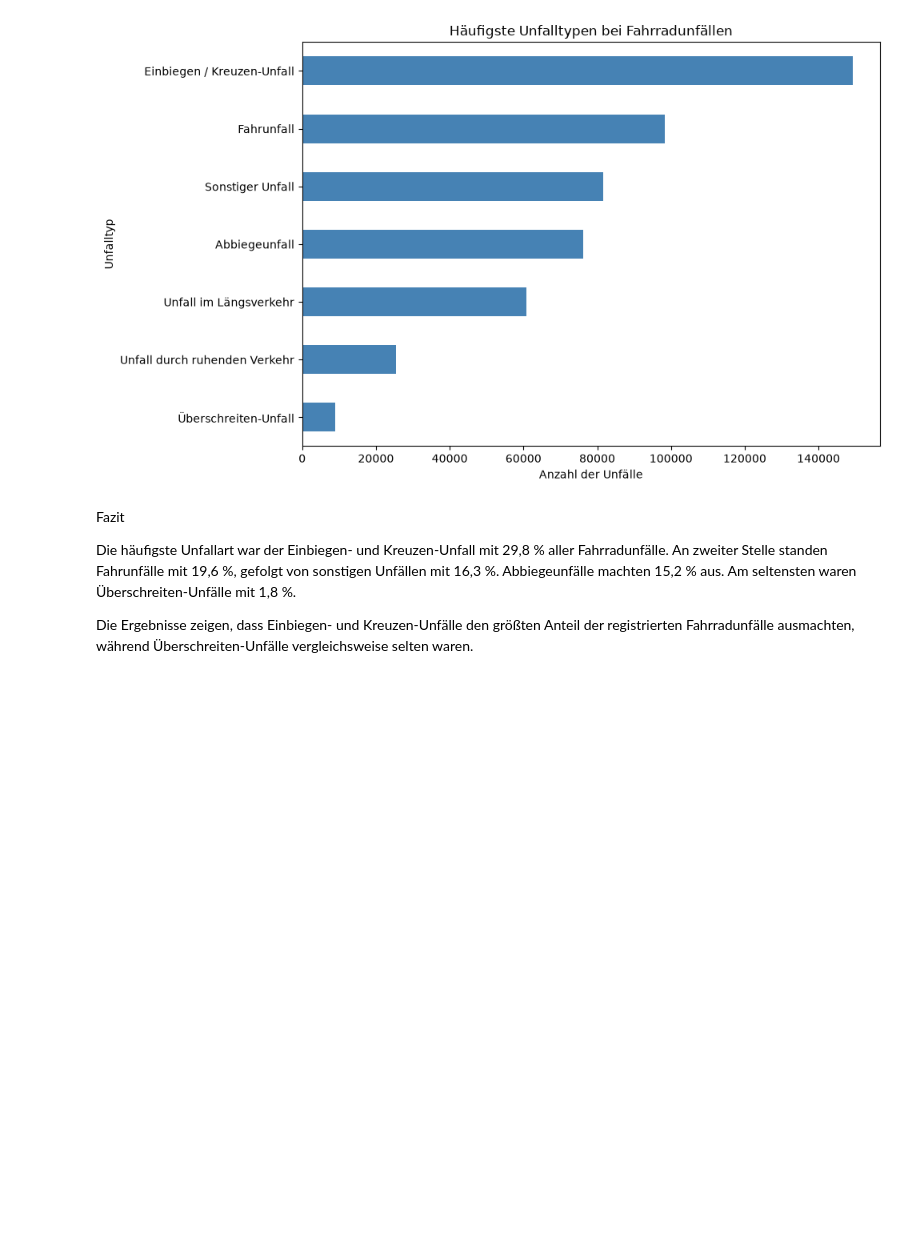
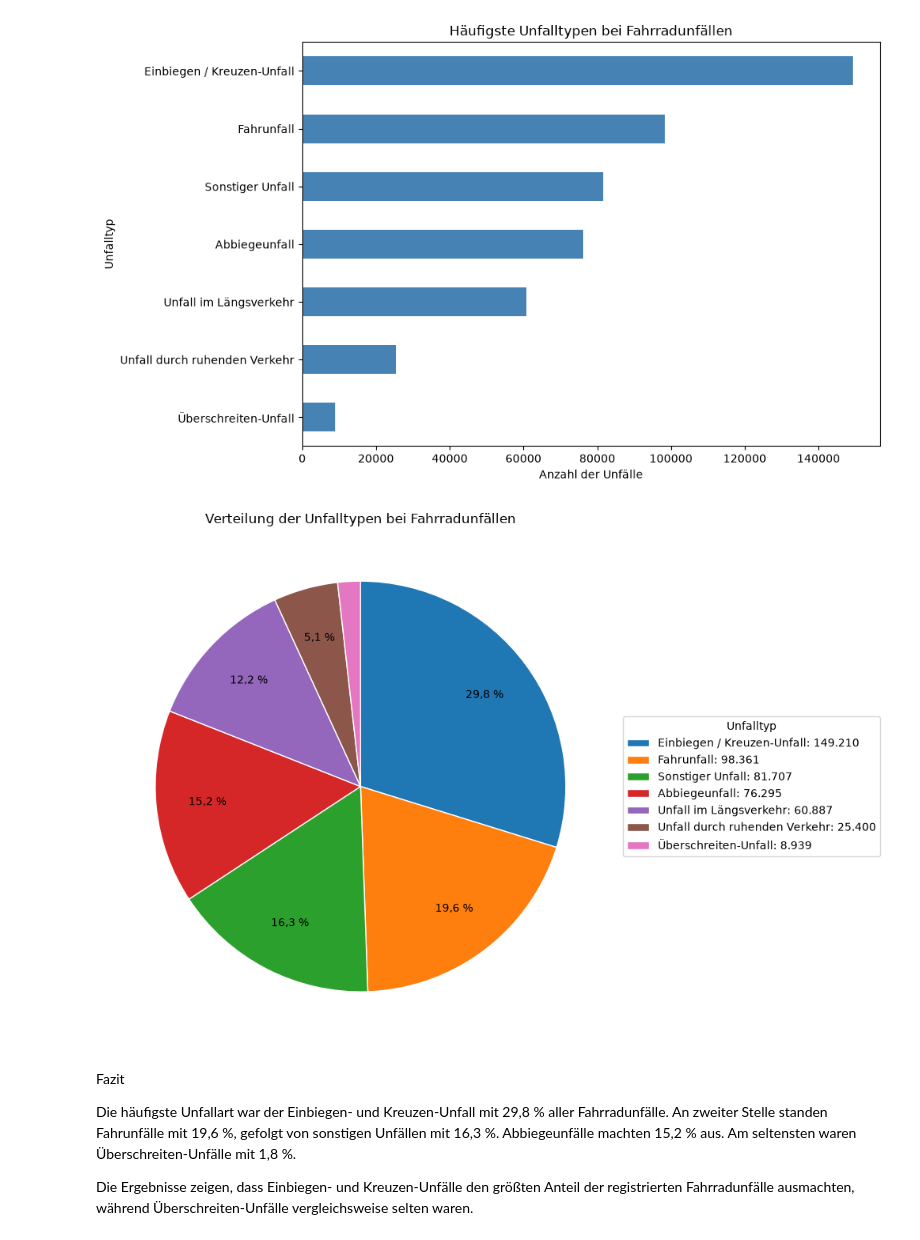
Before and after one commit to RogovaNatalia/Unfallorte_Projekt, a Jupyter notebook: analyse.ipynb, the cells around one changed output. Saved outputs shown, nothing was run; the diff lists cells and outputs as text; code cells hidden in the pictures; blank space fills up the shorter version.

```diff
--- a/analyse.ipynb
+++ b/analyse.ipynb
@@ -565,16 +537,7 @@ plt.tight_layout();
 # %% [output]
 [figure]
 # %%
-
-# 2.3 Anteil schwerer Fahrradunfälle nach Region
-
-# Schwere Fahrradunfälle kennzeichnen
-df_rad["schwer"] = df_rad["UKATEGORIE"].isin([1, 2])
-
-# Ergebnis prüfen
-print(df_rad[["UKATEGORIE", "schwer"]].head())
-print(df_rad["schwer"].value_counts(dropna=False))
-
+# 2.3.1 Anteil schwerer Fahrradunfälle nach Bundesland
 
 # Anteil schwerer Fahrradunfälle nach Bundesland berechnen
 
@@ -629,8 +592,6 @@ Bremen                                   11.5
 Hamburg                                   8.9
 [figure]
 # %%
-df_rad["schwer"] = df_rad["UKATEGORIE"].isin([1, 2]).astype(int)
-
 dynamik_bundesland = (
     df_rad.groupby(["UJAHR", "Bundesland"])
     .agg(
@@ -707,8 +668,6 @@ print({j: (len(t), int(t["einwohner"].isna().sum())) for j, t in einw_jahre.item
 # %% [output]
 {2020: (11004, 0), 2021: (10997, 0), 2022: (10993, 0), 2023: (10981, 0), 2024: (10959, 0), 2025: (10953, 0)}
 # %%
-df_rad["schwer"] = df_rad["UKATEGORIE"].isin([1, 2])
-
 ergebnisse = []
 for jahr in range(2020, 2026):
     # 10 einwohnerstärkste Gemeinden dieses Jahres
@@ -717,7 +676,7 @@ for jahr in range(2020, 2026):
 
     # Fahrradunfälle dieses Jahres je Gemeinde (0, falls keine)
     alle = d.groupby("gemeinde_key").size()
-    schwer = d[d["schwer"]].groupby("gemeinde_key").size()
+    schwer = d[d["schwer"] == 1].groupby("gemeinde_key").size()
 
     top10["Unfaelle"] = alle.reindex(top10.index, fill_value=0)
     top10["Schwere_Unfaelle"] = schwer.reindex(top10.index, fill_value=0)
@@ -1123,6 +1080,32 @@ Unfall im Längsverkehr                   60887            12.2
 Unfall durch ruhenden Verkehr            25400             5.1
 Überschreiten-Unfall                      8939             1.8
 [figure]
+# %%
+werte = unfalltyp_analyse["Anzahl_Unfaelle"]
+fig, ax = plt.subplots(figsize=(10, 7))
+
+wedges, _, _ = ax.pie(
+    werte,
+    colors=plt.cm.tab10.colors[:len(werte)],
+    startangle=90,
+    counterclock=False,
+    autopct=lambda p: f"{p:.1f} %".replace(".", ",") if p >= 3 else "",
+    pctdistance=0.75,
+    wedgeprops={"edgecolor": "white"}
+)
+
+ax.legend(
+    wedges,
+    [f"{name}: {anzahl:,}".replace(",", ".") for name, anzahl in werte.items()],
+    title="Unfalltyp",
+    loc="center left",
+    bbox_to_anchor=(1, 0.5)
+)
+
+ax.set_title("Verteilung der Unfalltypen bei Fahrradunfällen")
+plt.tight_layout()
+# %% [output]
+[figure, added]
 # %% [markdown]
 Fazit
 
```
Also changed, not shown: parts of 19 cells of this notebook, 1 other file.
